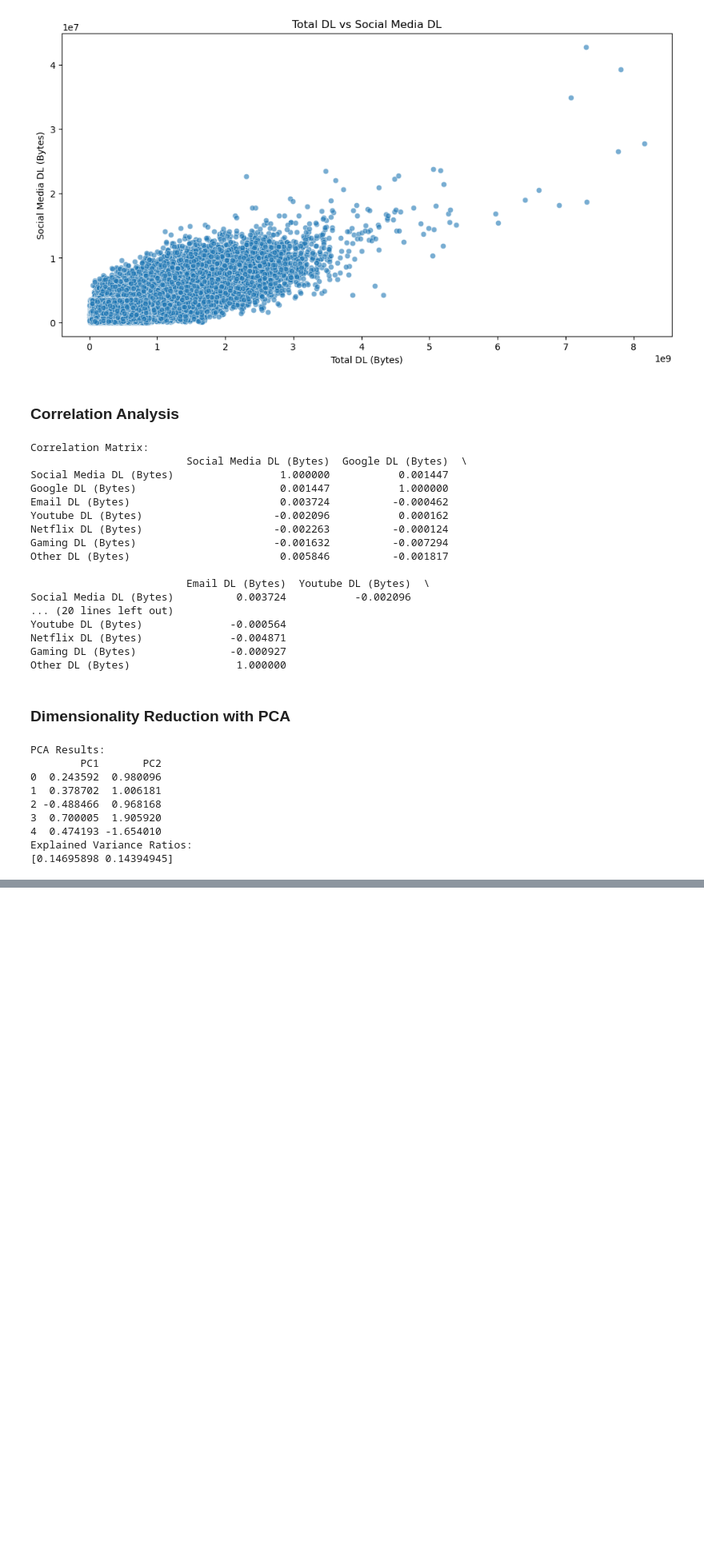
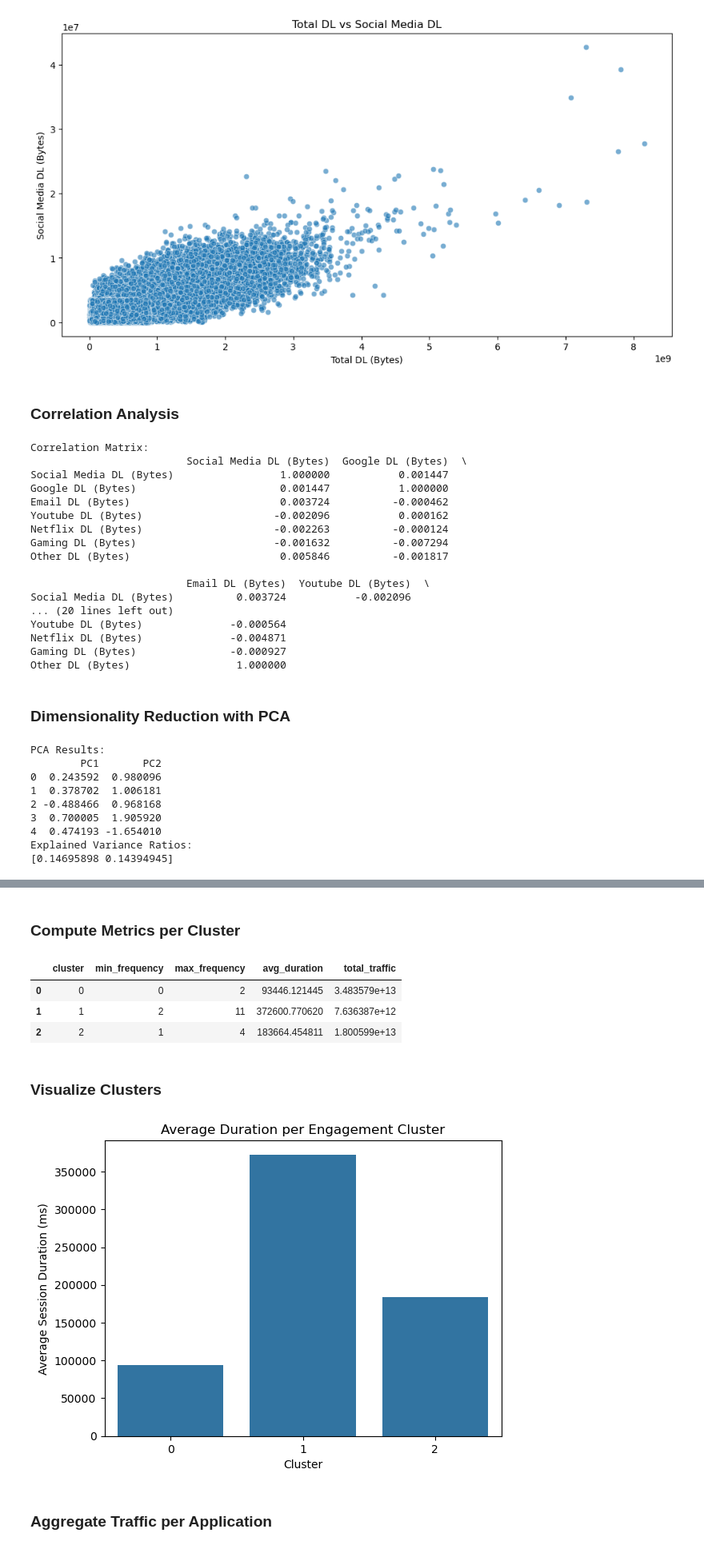
Before and after one commit to KingBetse/Kifiya-AIM-W2, a Jupyter notebook: notebooks/User Analysis .ipynb, the cells around one changed output, grey strips where cells are left out. Shown at 80% size. Drawn from its saved outputs; the diff is of its cells as text; code cells hidden in the pictures; blank space fills up the shorter version.

```diff
--- a/notebooks/User Overview Analysis .ipynb
+++ b/notebooks/User Analysis .ipynb
@@ -356,0 +361,12 @@ Explained Variance Ratios:
+# %%
+engagement_metrics = df.groupby('MSISDN/Number').agg(
+    session_frequency=('Bearer Id', 'count'),  # Count sessions per customer
+    total_duration=('Dur. (ms)', 'sum'),       # Sum of session durations
+    total_DL=('Total DL (Bytes)', 'sum'),      # Sum of total download traffic
+    total_UL=('Total UL (Bytes)', 'sum')       # Sum of total upload traffic
+).reset_index()
+
+# Calculate total traffic after aggregation
+engagement_metrics['total_traffic'] = engagement_metrics['total_DL'] + engagement_metrics['total_UL']
+
+engagement_metrics.head()
@@ -356,0 +414,7 @@ Explained Variance Ratios:
+# %%
+from sklearn.preprocessing import StandardScaler
+
+# Normalize the engagement metrics to prepare for clustering
+scaler = StandardScaler()
+normalized_metrics = scaler.fit_transform(engagement_metrics[['session_frequency', 'total_duration', 'total_traffic']])
+normalized_metrics
@@ -356,0 +431,7 @@ Explained Variance Ratios:
+# %%
+from sklearn.cluster import KMeans
+
+# Perform k-means clustering with k=3
+kmeans = KMeans(n_clusters=3, random_state=42)
+engagement_metrics['cluster'] = kmeans.fit_predict(normalized_metrics)
+engagement_metrics
@@ -356,0 +452,29 @@ Explained Variance Ratios:
+# %% [markdown]
+### Compute Metrics per Cluster
+# %%
+# Calculate min, max, average, and total non-normalized metrics for each cluster
+cluster_summary = engagement_metrics.groupby('cluster').agg(
+    min_frequency=('session_frequency', 'min'),
+    max_frequency=('session_frequency', 'max'),
+    avg_duration=('total_duration', 'mean'),
+    total_traffic=('total_traffic', 'sum')
+).reset_index()
+cluster_summary
+# %% [output]
+|  | cluster | min_frequency | max_frequency | avg_duration | total_traffic |
+| 0 | 0 | 0 | 2 | 93446.121445 | 3.483579e+13 |
+| 1 | 1 | 2 | 11 | 372600.770620 | 7.636387e+12 |
+| 2 | 2 | 1 | 4 | 183664.454811 | 1.800599e+13 |
+# %% [markdown]
+### Visualize Clusters
+# %%
+# Create bar plots to visualize average session duration by cluster
+sns.barplot(data=cluster_summary, x='cluster', y='avg_duration')
+plt.title('Average Duration per Engagement Cluster')
+plt.xlabel('Cluster')
+plt.ylabel('Average Session Duration (ms)')
+plt.show()
+# %% [output]
+[figure, added]
+# %% [markdown]
+### Aggregate Traffic per Application
```
Also changed, not shown: parts of 14 cells of this notebook, 3 other files.
